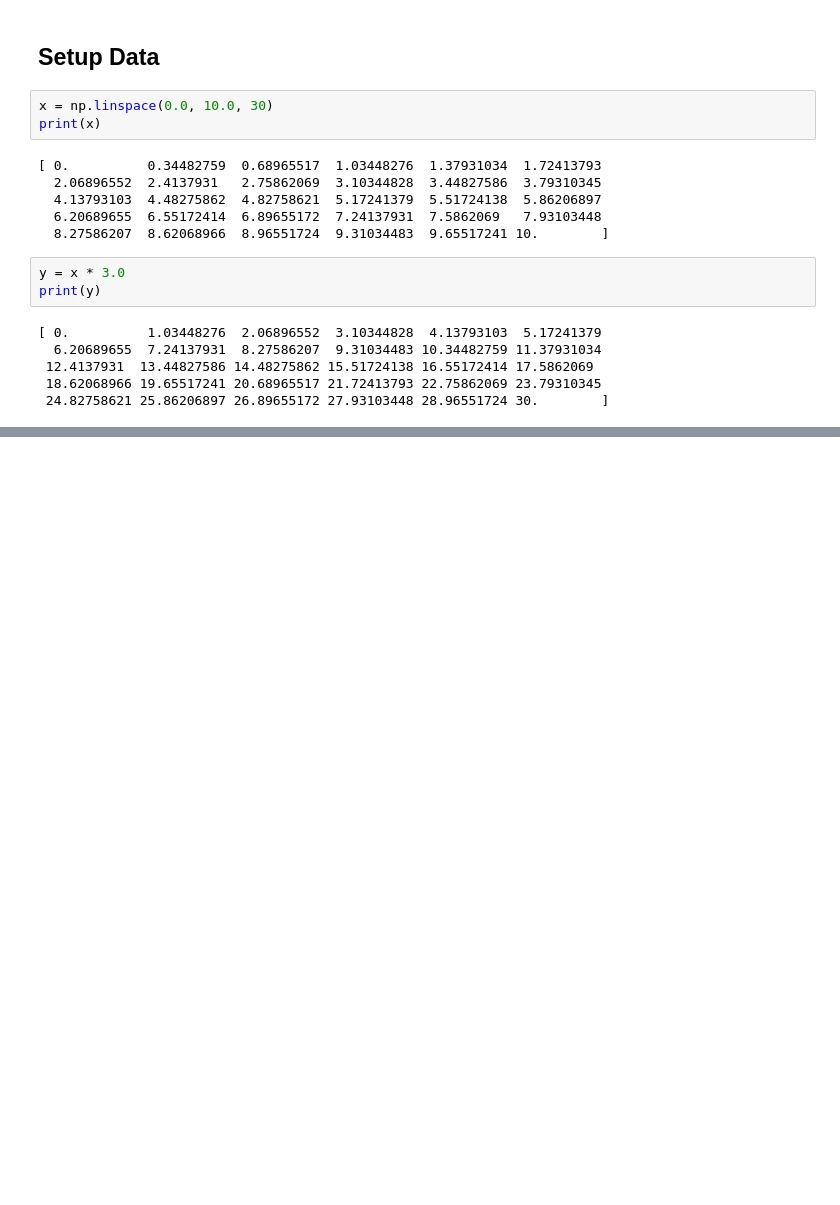
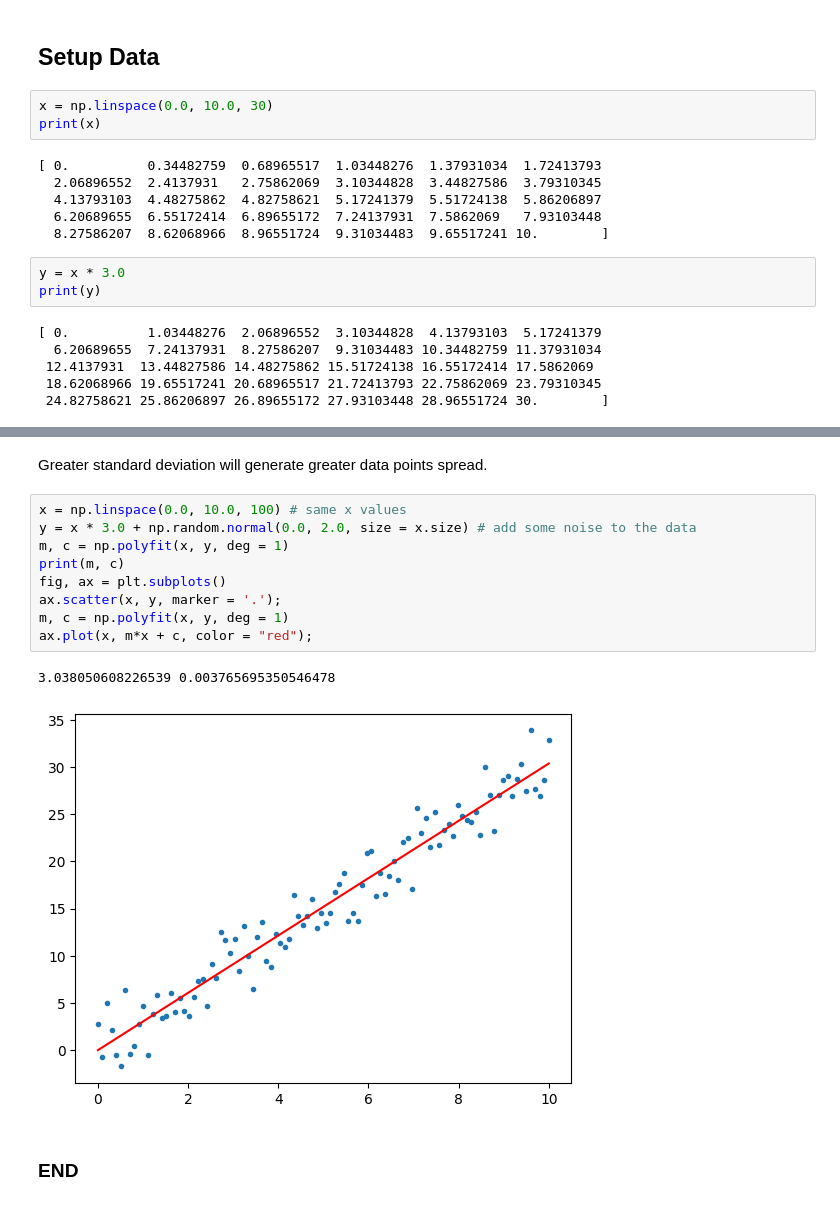
Before and after one commit to AnnaLoz28/principles_of_data_analytics, a Jupyter notebook: line_fitting.ipynb, the cells around one changed output, grey strips where cells are left out. Drawn from its saved outputs; the diff is of its cells as text; blank space fills up the shorter version.

```diff
--- a/line_fitting.ipynb
+++ b/line_fitting.ipynb
@@ -56,0 +96,16 @@ print(slope, intercept)
+# %% [markdown]
+Greater standard deviation will generate greater data points spread.
+# %%
+x = np.linspace(0.0, 10.0, 100) # same x values
+y = x * 3.0 + np.random.normal(0.0, 2.0, size = x.size) # add some noise to the data
+m, c = np.polyfit(x, y, deg = 1)
+print(m, c)
+fig, ax = plt.subplots()
+ax.scatter(x, y, marker = '.');
+m, c = np.polyfit(x, y, deg = 1)
+ax.plot(x, m*x + c, color = "red");
+# %% [output]
+3.038050608226539 0.003765695350546478
+[figure, added]
+# %% [markdown]
+### END
```
Also changed, not shown: parts of 9 cells of this notebook.
